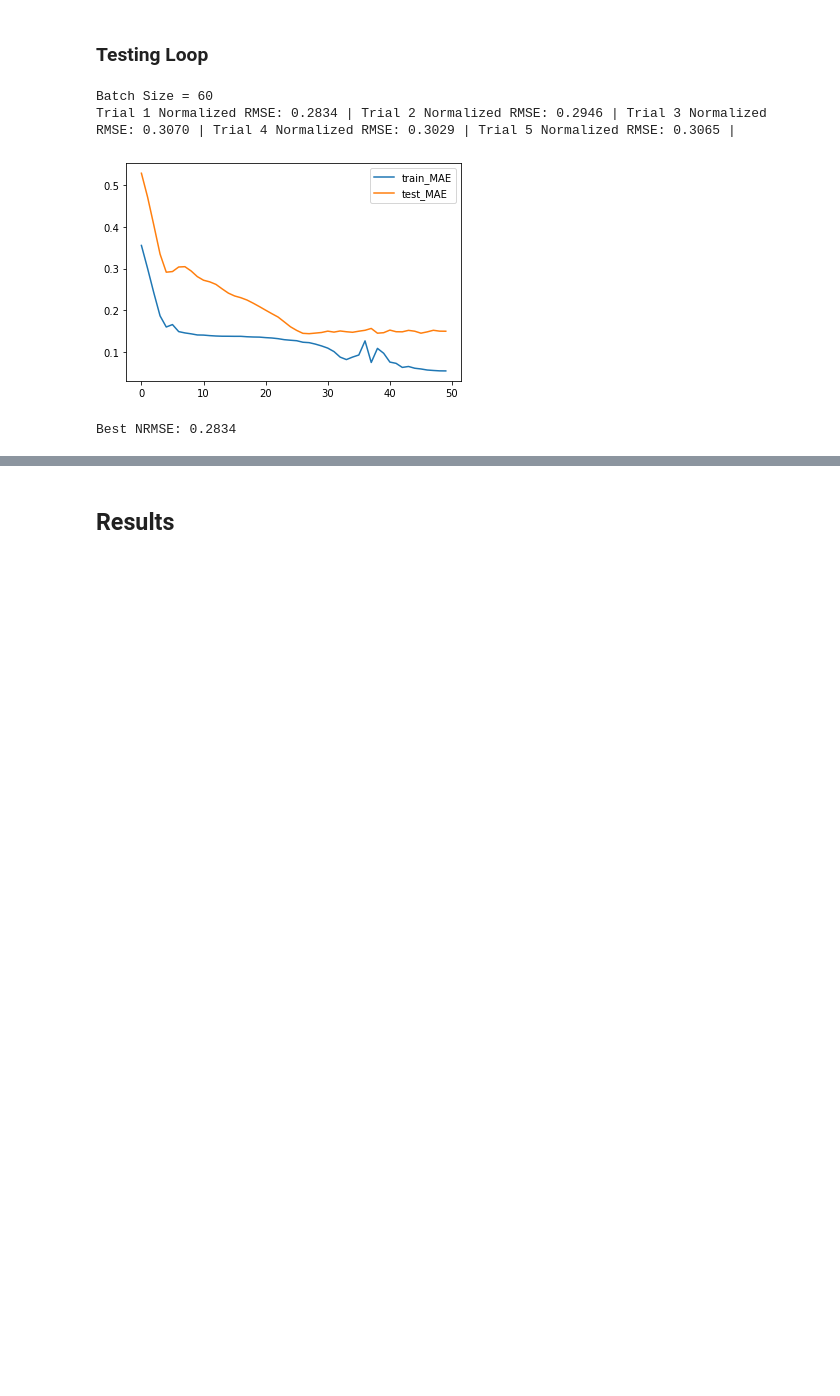
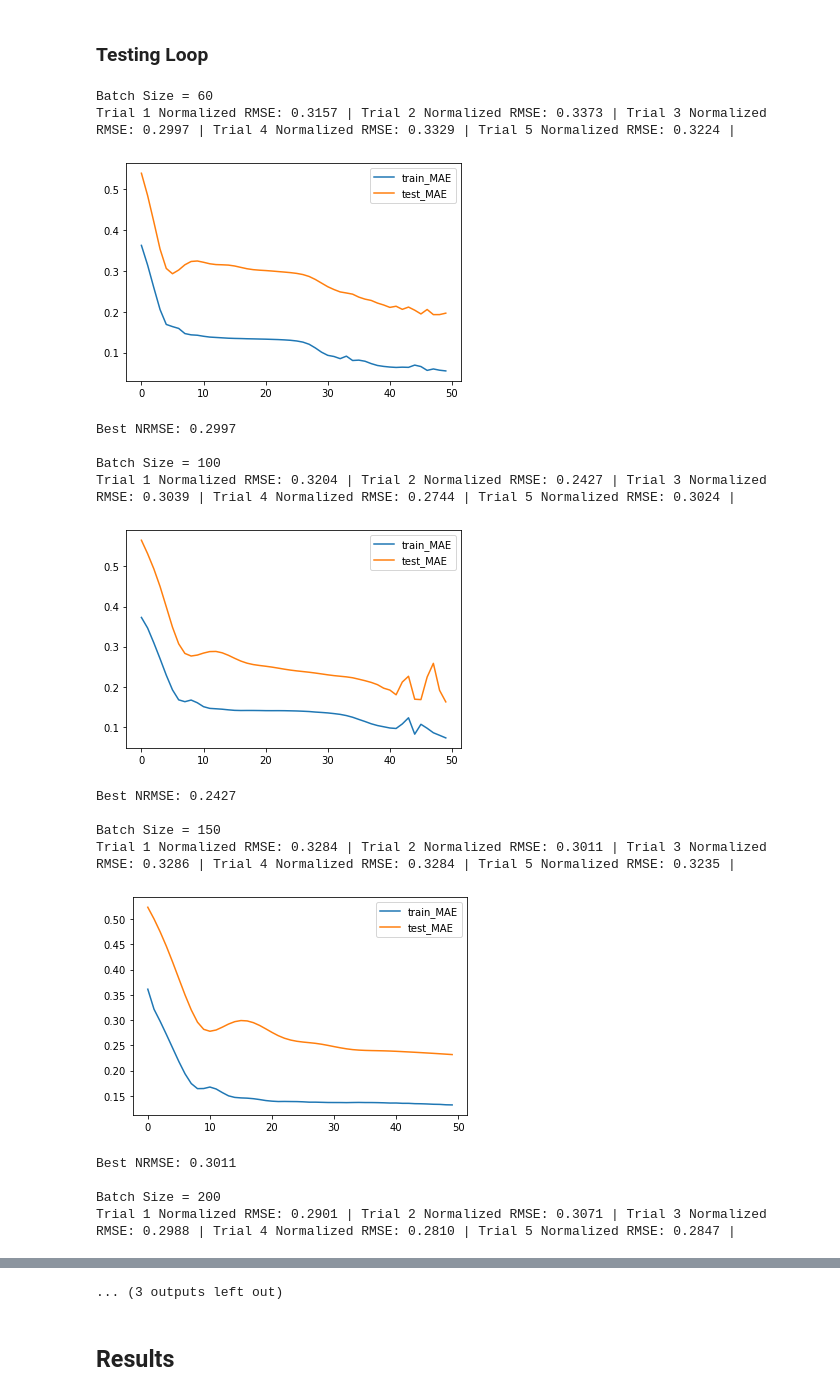
Before and after one commit to TLChilton/Senior_Capstone, a Jupyter notebook: Thomas/LSTMTestBed.ipynb, the cells around one changed output, grey strips where cells are left out. Saved outputs shown, nothing was run; the diff lists cells and outputs as text; code cells hidden in the pictures; blank space fills up the shorter version.

```diff
--- a/Thomas/LSTMTestBed.ipynb
+++ b/Thomas/LSTMTestBed.ipynb
@@ -139,7 +132,7 @@ values = values.astype('float32')
 scaler = MinMaxScaler(feature_range=(0,1))
 scaled = scaler.fit_transform(values)
 # %%
-n_in = 40                # look back
+n_in = 50                # look back
 n_out =  365             # look forward
 n_predict = 1          # n_predict = number of data points you want to predict / n_out
 percent_train = 0.70    # percent as decimal
@@ -217,7 +210,7 @@ batch_size = 60
 n_neurons = 40
 dropout = 0.05                                      # default is 0.0
 learning_rate = 0.001                               # default is 0.001
-testingArray = [60]
+testingArray = [60,100,150,200,300,400,500]
 verbose = 0                                         # 0, 1, or 2
 thingTested = "Batch Size"                       # just for output purposes
 
@@ -244,33 +237,46 @@ for testingThing in testingArray:
             lr=learning_rate,
             v=verbose
         )
         # Make Prediction
         yhat = model.predict(predict_X)
         inv_yhat = scaler.inverse_transform(yhat.reshape(-1,1)).reshape(n_out*n_predict)
         # calculate RMSE and NRMSE
         rmse = sqrt(mean_squared_error(inv_y, inv_yhat))
         normalized_rmse = rmse/(mean(inv_y))
         print('Normalized RMSE: %.4f | ' % normalized_rmse, end="")
         # Store the model with the best NRMSE
         if testingThing not in results["best_nrmse"] or normalized_rmse < results["best_nrmse"][testingThing]:
             results["best_nrmse"][testingThing] = normalized_rmse
             results["best_history"][testingThing] = history
             results["best_invyhat"][testingThing] = inv_yhat
             results["best_model"][testingThing] = model
             if "overall_best" not in results["best_nrmse"] or normalized_rmse < results["best_nrmse"]["overall_best"]:
                 results["best_nrmse"]["overall_best"] = normalized_rmse
                 results["best_history"]["overall_best"] = history
                 results["best_invyhat"]["overall_best"] = inv_yhat
                 results["best_model"]["overall_best"] = model
     print()
     pyplot.figure()
     pyplot.plot(results["best_history"][testingThing].history['loss'], label='train_MAE')
     pyplot.plot(results["best_history"][testingThing].history['val_loss'], label='test_MAE')
     pyplot.legend()
     pyplot.show()
     print("Best NRMSE: %.4f\n" %(results["best_nrmse"][testingThing]))
 # %% [output]
 Batch Size = 60
-Trial 1 Normalized RMSE: 0.2834 | Trial 2 Normalized RMSE: 0.2946 | Trial 3 Normalized RMSE: 0.3070 | Trial 4 Normalized RMSE: 0.3029 | Trial 5 Normalized RMSE: 0.3065 |
+Trial 1 Normalized RMSE: 0.3157 | Trial 2 Normalized RMSE: 0.3373 | Trial 3 Normalized RMSE: 0.2997 | Trial 4 Normalized RMSE: 0.3329 | Trial 5 Normalized RMSE: 0.3224 |
-[figure, old version]
+[figure, new version]
-Best NRMSE: 0.2834
+Best NRMSE: 0.2997
+
+Batch Size = 100
+Trial 1 Normalized RMSE: 0.3204 | Trial 2 Normalized RMSE: 0.2427 | Trial 3 Normalized RMSE: 0.3039 | Trial 4 Normalized RMSE: 0.2744 | Trial 5 Normalized RMSE: 0.3024 |
+[figure, added]
+Best NRMSE: 0.2427
+
+Batch Size = 150
+Trial 1 Normalized RMSE: 0.3284 | Trial 2 Normalized RMSE: 0.3011 | Trial 3 Normalized RMSE: 0.3286 | Trial 4 Normalized RMSE: 0.3284 | Trial 5 Normalized RMSE: 0.3235 |
+[figure, added]
+Best NRMSE: 0.3011
+
+Batch Size = 200
+Trial 1 Normalized RMSE: 0.2901 | Trial 2 Normalized RMSE: 0.3071 | Trial 3 Normalized RMSE: 0.2988 | Trial 4 Normalized RMSE: 0.2810 | Trial 5 Normalized RMSE: 0.2847 |
@@ -277,3 +294,4 @@ Best NRMSE: 0.2834
+... (3 outputs left out)
 # %% [markdown]
 ## Results
 # %%
```
Also changed, not shown: parts of 9 cells of this notebook.
